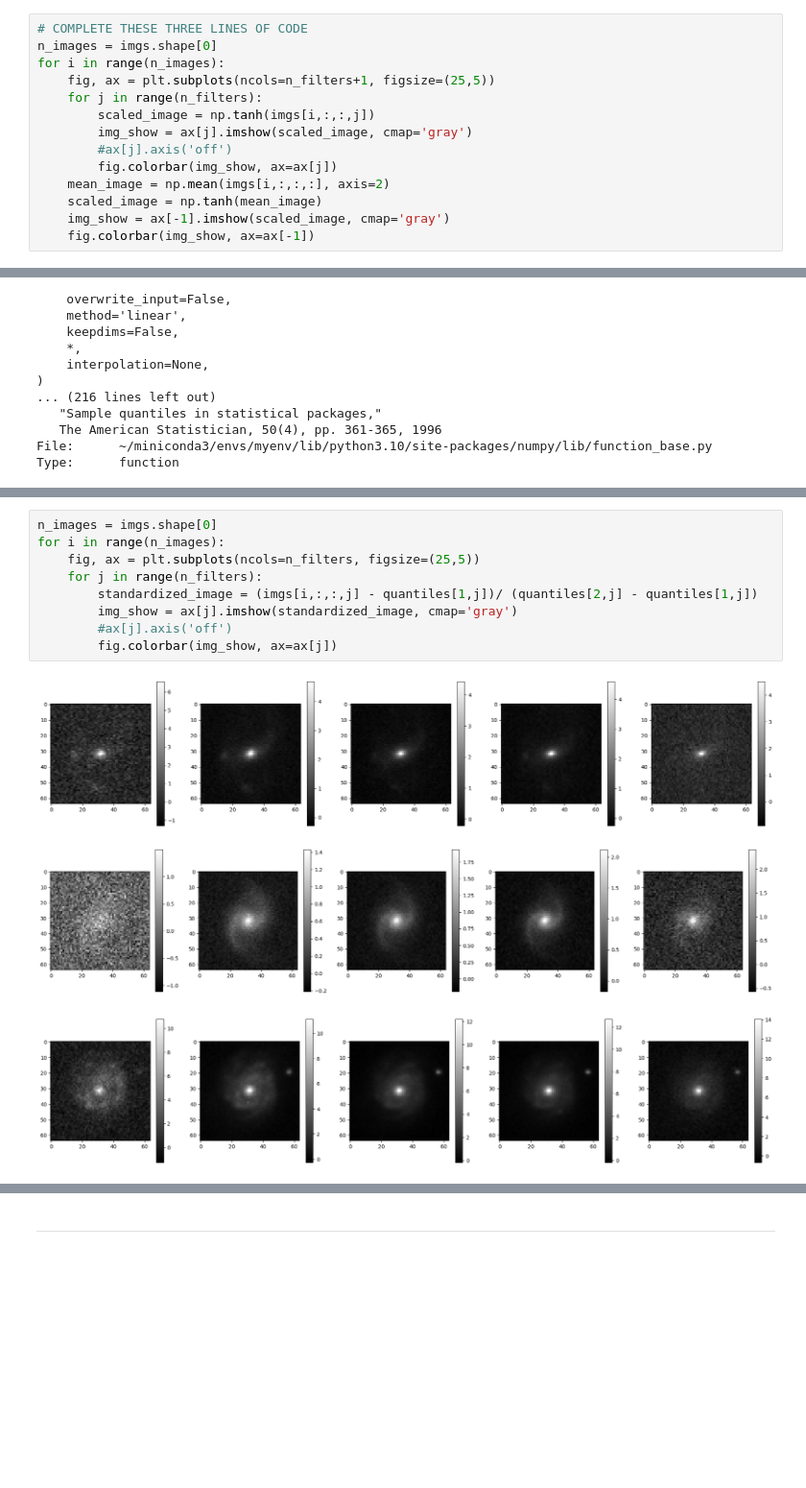
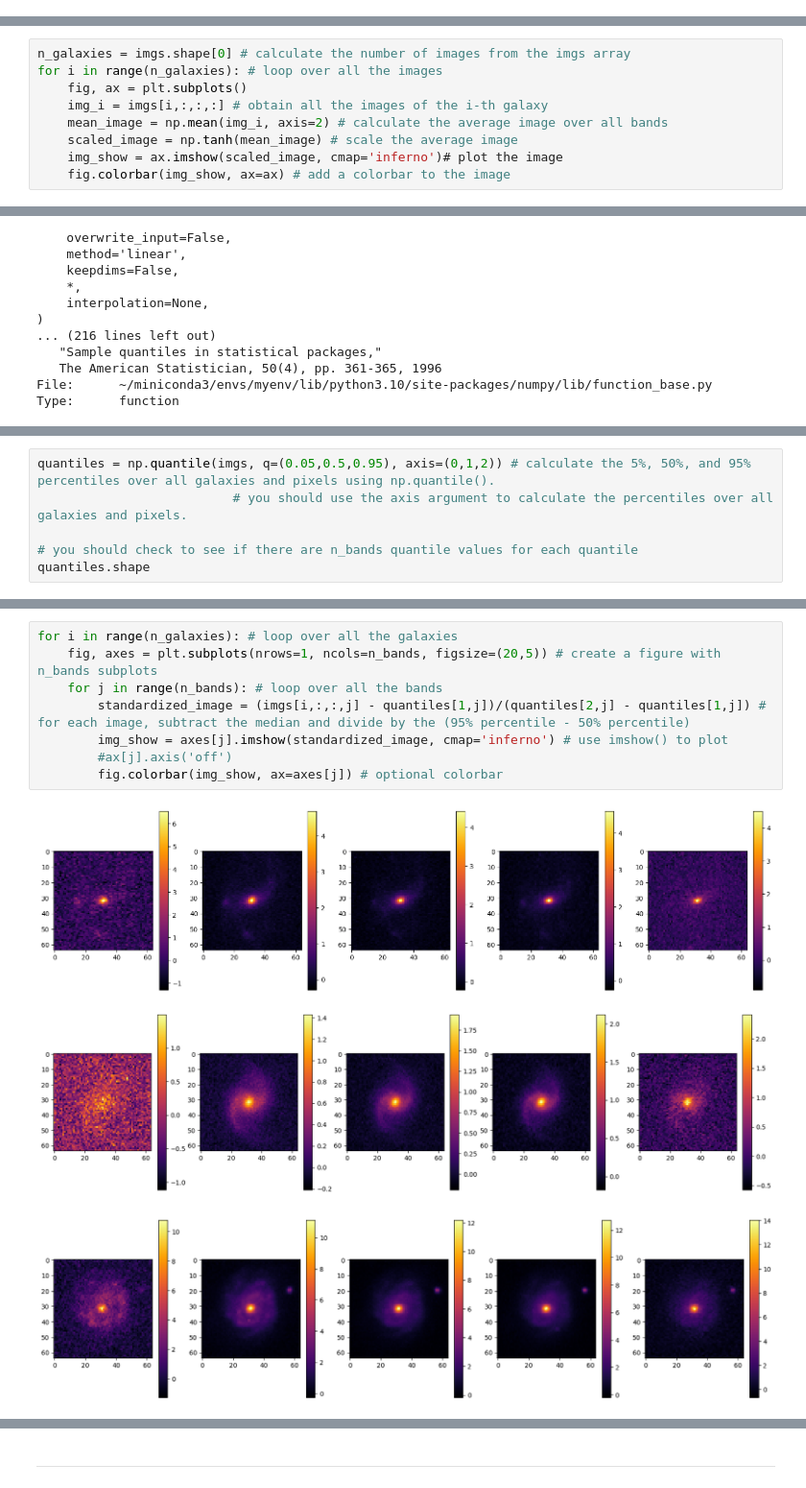
Before and after one commit to astropgh/python-boot-camp-2024, a Jupyter notebook: notebooks/03-NumpyBasics/solutions/solutions_numpy-basics-2.ipynb, the cells around one changed output, grey strips where cells are left out. Shown at 96% size. Cells and saved outputs as stored; diff of their text form; blank space fills up the shorter version.

```diff
--- a/notebooks/03-NumpyBasics/solutions/solutions_numpy-basics-2.ipynb
+++ b/notebooks/03-NumpyBasics/solutions/solutions_numpy-basics-2.ipynb
@@ -185,17 +206,3 @@ An illustrative representation of `np.sum` across various axes from [scipylectur
 <img src="../data/img/reductions.png" height=200px width=200px>
 # %% [markdown]
 Most common statistical functions are implemented in NumPy and can be used in a similar way. We will use the function `np.mean()` to calculate the average values of the image pixels across all the wavelength ranges and plot the average image for all the given galaxies in a similar way as before.
-# %%
-# COMPLETE THESE THREE LINES OF CODE
-n_images = imgs.shape[0]
-for i in range(n_images):
-    fig, ax = plt.subplots(ncols=n_filters+1, figsize=(25,5))
-    for j in range(n_filters):
-        scaled_image = np.tanh(imgs[i,:,:,j])
-        img_show = ax[j].imshow(scaled_image, cmap='gray')
-        #ax[j].axis('off')
-        fig.colorbar(img_show, ax=ax[j])
-    mean_image = np.mean(imgs[i,:,:,:], axis=2)
-    scaled_image = np.tanh(mean_image)
-    img_show = ax[-1].imshow(scaled_image, cmap='gray')
-    fig.colorbar(img_show, ax=ax[-1])
@@ -215,0 +215,9 @@ for i in range(n_images):
+# %%
+n_galaxies = imgs.shape[0] # calculate the number of images from the imgs array
+for i in range(n_galaxies): # loop over all the images
+    fig, ax = plt.subplots()
+    img_i = imgs[i,:,:,:] # obtain all the images of the i-th galaxy
+    mean_image = np.mean(img_i, axis=2) # calculate the average image over all bands
+    scaled_image = np.tanh(mean_image) # scale the average image
+    img_show = ax.imshow(scaled_image, cmap='inferno')# plot the image
+    fig.colorbar(img_show, ax=ax) # add a colorbar to the image
@@ -246,0 +266,6 @@ array([0.01219073, 0.02064778, 0.03558623, 0.05328734, 0.09325418])
+# %%
+quantiles = np.quantile(imgs, q=(0.05,0.5,0.95), axis=(0,1,2)) # calculate the 5%, 50%, and 95% percentiles over all galaxies and pixels using np.quantile().
+                          # you should use the axis argument to calculate the percentiles over all galaxies and pixels.
+
+# you should check to see if there are n_bands quantile values for each quantile
+quantiles.shape
@@ -247,13 +279,12 @@ array([0.01219073, 0.02064778, 0.03558623, 0.05328734, 0.09325418])
 # %%
-n_images = imgs.shape[0]
-for i in range(n_images):
-    fig, ax = plt.subplots(ncols=n_filters, figsize=(25,5))
-    for j in range(n_filters):
-        standardized_image = (imgs[i,:,:,j] - quantiles[1,j])/ (quantiles[2,j] - quantiles[1,j])
-        img_show = ax[j].imshow(standardized_image, cmap='gray')
+for i in range(n_galaxies): # loop over all the galaxies
+    fig, axes = plt.subplots(nrows=1, ncols=n_bands, figsize=(20,5)) # create a figure with n_bands subplots
+    for j in range(n_bands): # loop over all the bands
+        standardized_image = (imgs[i,:,:,j] - quantiles[1,j])/(quantiles[2,j] - quantiles[1,j]) # for each image, subtract the median and divide by the (95% percentile - 50% percentile)
+        img_show = axes[j].imshow(standardized_image, cmap='inferno') # use imshow() to plot
         #ax[j].axis('off')
-        fig.colorbar(img_show, ax=ax[j])
+        fig.colorbar(img_show, ax=axes[j]) # optional colorbar
 # %% [output]
-[figure, old version]
+[figure, new version]
-[figure, old version]
+[figure, new version]
-[figure, old version]
+[figure, new version]
```
Also changed, not shown: parts of 22 cells of this notebook, 4 other files.
